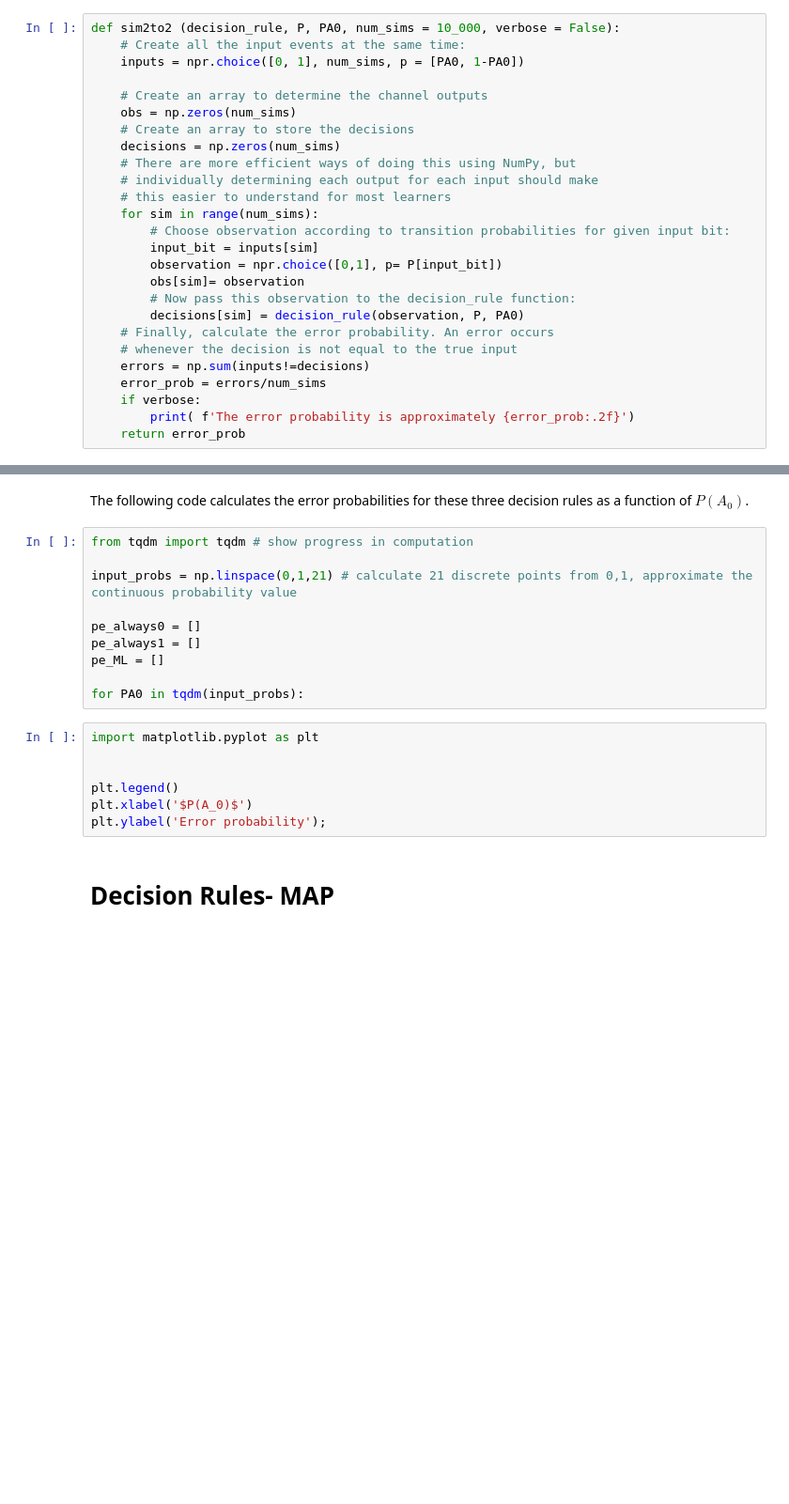
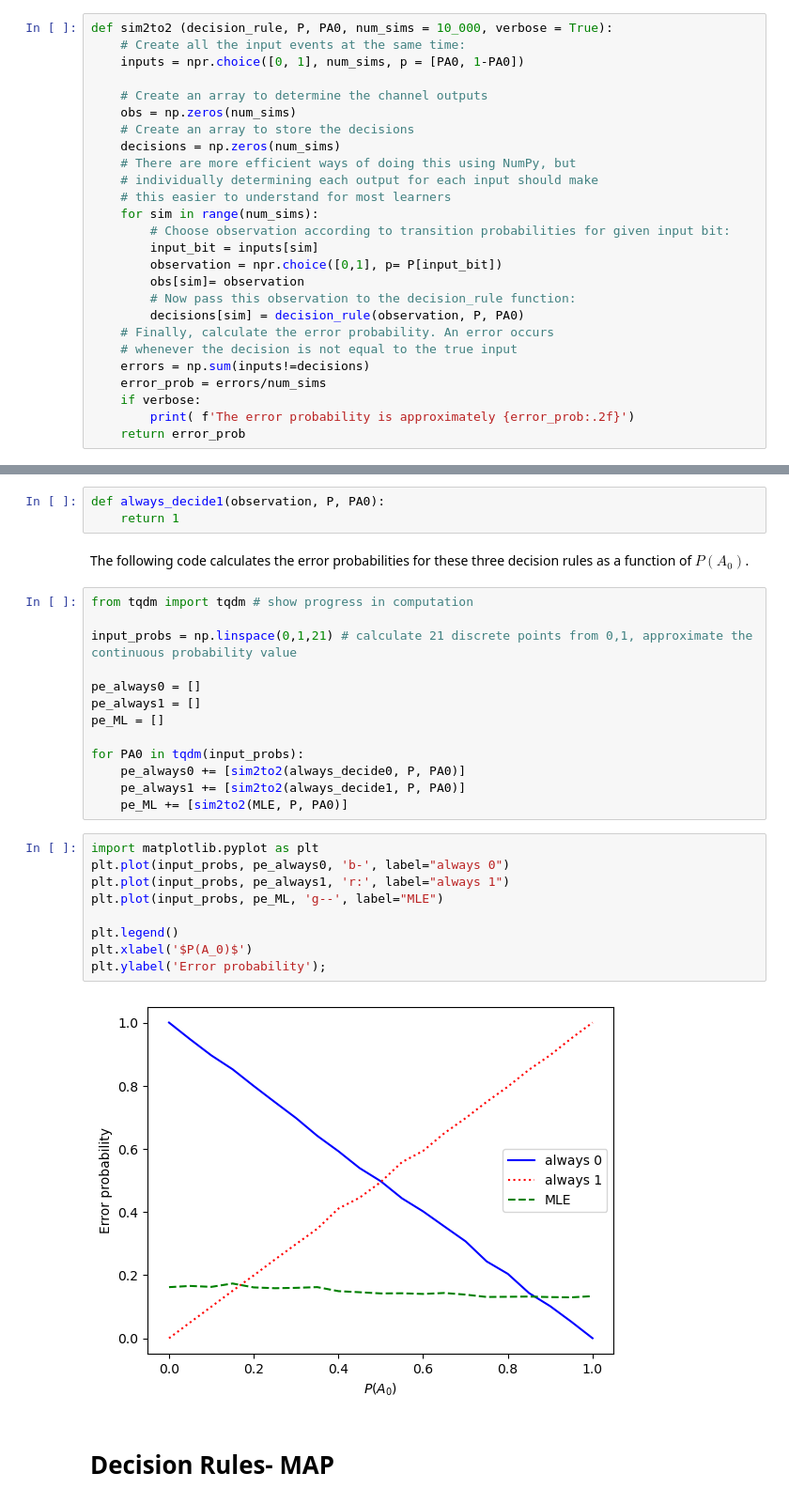
Before and after one commit to tyler-ruble/eel3850S25, a Jupyter notebook: lectures/lecture05-Decision-Rules/Lecture5-in-class-edits.ipynb, the cells around one changed output, grey strips where cells are left out. Shown at 94% size. Cells and saved outputs as stored; diff of their text form; blank space fills up the shorter version.

```diff
--- a/lectures/lecture05-Decision-Rules/Lecture5-in-class-edits.ipynb
+++ b/lectures/lecture05-Decision-Rules/Lecture5-in-class-edits.ipynb
@@ -72,7 +72,7 @@ Thus, if we want to output a 0 with probability $P(A_0)=0.75$ and a 1 with proba
 # %% [markdown]
 Now we are ready to build a function to carry out the simulation:
 # %%
-def sim2to2 (decision_rule, P, PA0, num_sims = 10_000, verbose = False):
+def sim2to2 (decision_rule, P, PA0, num_sims = 10_000, verbose = True):
     # Create all the input events at the same time:
     inputs = npr.choice([0, 1], num_sims, p = [PA0, 1-PA0])
 
@@ -111,5 +126,8 @@ def MLE (observation, P, PA0):
 # %% [markdown]
 Let’s create one more decision rule function: always decide A1:
+# %%
+def always_decide1(observation, P, PA0):
+    return 1
 # %% [markdown]
 The following code calculates the error probabilities for these three decision rules as
 a function of $P(A_0)$.
@@ -123,13 +141,20 @@ pe_always1 = []
 pe_ML = []
 
 for PA0 in tqdm(input_probs):
+    pe_always0 += [sim2to2(always_decide0, P, PA0)]
+    pe_always1 += [sim2to2(always_decide1, P, PA0)]
+    pe_ML += [sim2to2(MLE, P, PA0)]
 # %%
 import matplotlib.pyplot as plt
-
+plt.plot(input_probs, pe_always0, 'b-', label="always 0")
+plt.plot(input_probs, pe_always1, 'r:', label="always 1")
+plt.plot(input_probs, pe_ML, 'g--', label="MLE")
 
 plt.legend()
 plt.xlabel('$P(A_0)$')
 plt.ylabel('Error probability');
+# %% [output]
+[figure, added]
 # %% [markdown]
 # Decision Rules- MAP
 # %% [markdown]
```
Also changed, not shown: parts of 8 cells of this notebook.
